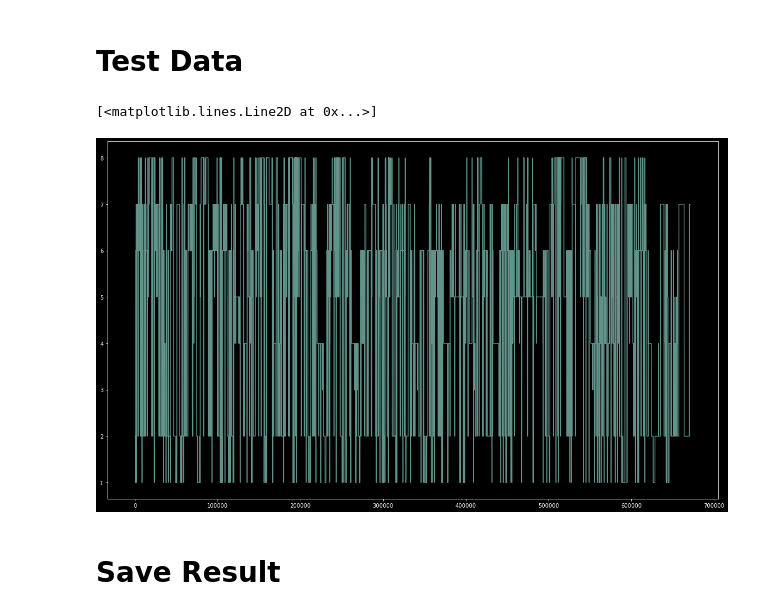
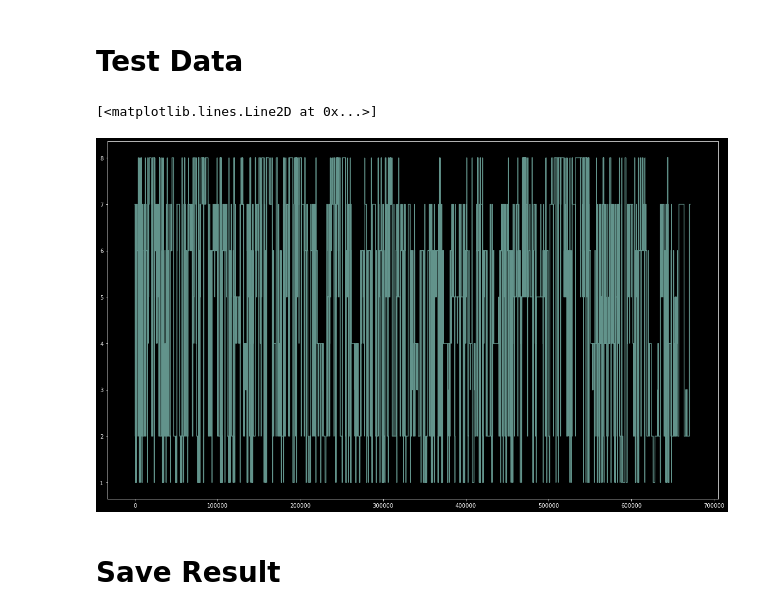
Before and after one commit to Ryanna-github/SHL2021, a Jupyter notebook: 2021-05-31_submission_sample.ipynb, the cells around one changed output. Drawn from its saved outputs; the diff is of its cells as text; code cells hidden in the pictures.

```diff
--- a/2021-05-31_submission_sample.ipynb
+++ b/2021-05-31_submission_sample.ipynb
@@ -49,7 +49,7 @@ col_drop = ['latitude',
  'speed'
  ]
 # %%
-test_ratio = 0.2
+test_ratio = 0.1
 X = df.drop(col_drop_x + col_drop, axis = 1).fillna(0)
 X_train, X_test, y_train, y_test = train_test_split(X, df[col_label], test_size = test_ratio, random_state = 999)
 # %% [markdown]
@@ -210,8 +225,8 @@ df_res['pred'] = df_res.apply(get_pred_mode(x[['rf', 'bag', 'lgb']]), axis = 1)
 # %%
 plt.figure(figsize = [20, 12])
-plt.plot(df_res['pred_mode'], alpha = 0.7)
+plt.plot(pred2_mean, alpha = 0.7)
 # %% [output]
 [<matplotlib.lines.Line2D at 0x...>]
-[figure, old version]
+[figure, new version]
 # %% [markdown]
 # Save Result
```
Also changed, not shown: parts of 7 cells of this notebook, 7 other files.
